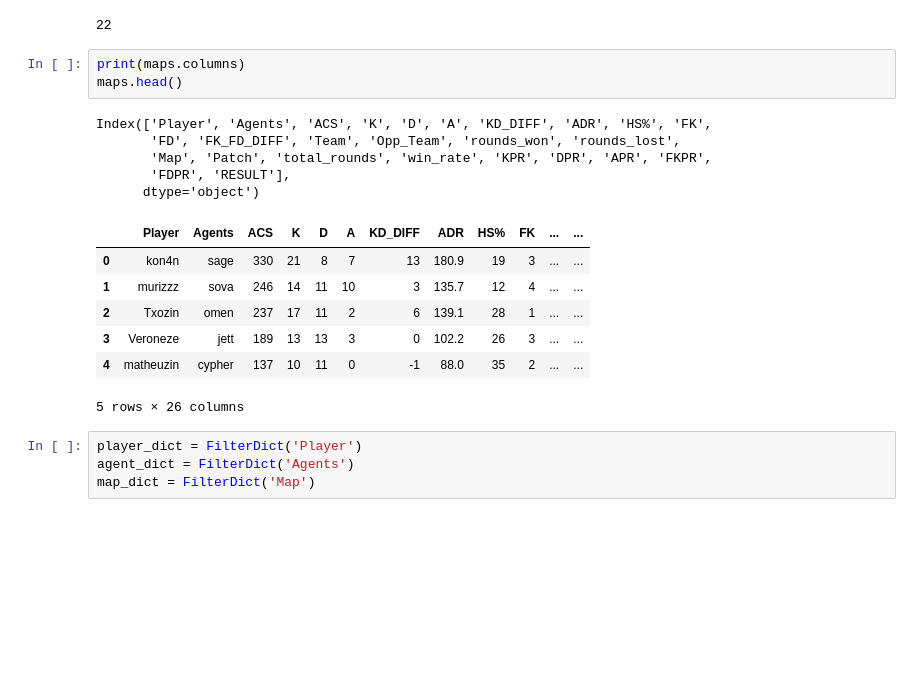
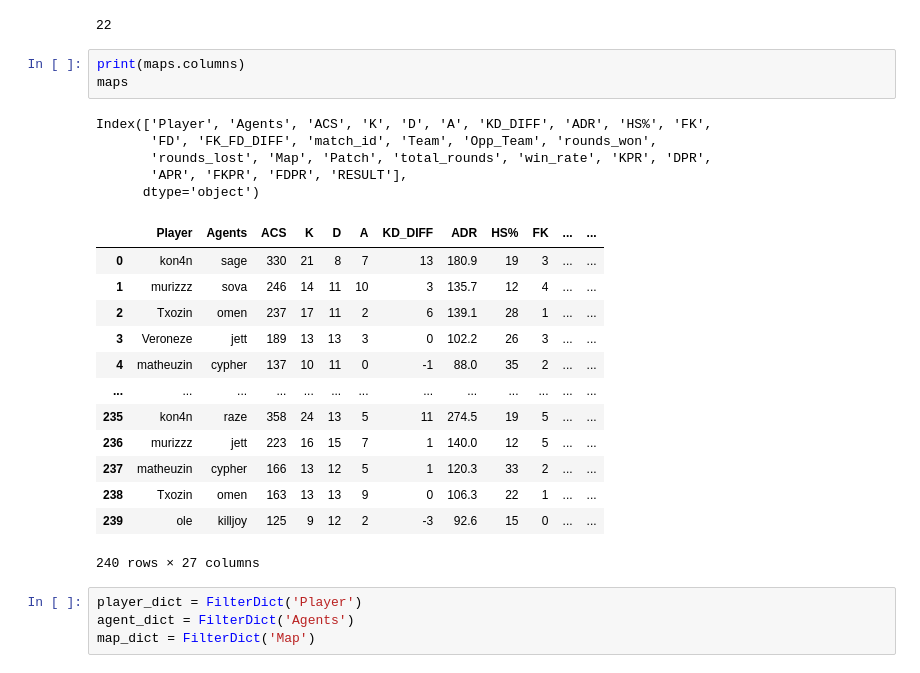
Before and after one commit to GabrielPerson/vlrgg-analytics, a Jupyter notebook: notebooks/EDA_OVERVIEW.ipynb, the cells around one changed output. Saved outputs shown, nothing was run; the diff lists cells and outputs as text; blank space fills up the shorter version.

```diff
--- a/notebooks/EDA_OVERVIEW.ipynb
+++ b/notebooks/EDA_OVERVIEW.ipynb
@@ -222,20 +222,26 @@ matches.match_id.nunique()
 22
 # %%
 print(maps.columns)
-maps.head()
+maps
 # %% [output]
 Index(['Player', 'Agents', 'ACS', 'K', 'D', 'A', 'KD_DIFF', 'ADR', 'HS%', 'FK',
-       'FD', 'FK_FD_DIFF', 'Team', 'Opp_Team', 'rounds_won', 'rounds_lost',
-       'Map', 'Patch', 'total_rounds', 'win_rate', 'KPR', 'DPR', 'APR', 'FKPR',
-       'FDPR', 'RESULT'],
+       'FD', 'FK_FD_DIFF', 'match_id', 'Team', 'Opp_Team', 'rounds_won',
+       'rounds_lost', 'Map', 'Patch', 'total_rounds', 'win_rate', 'KPR', 'DPR',
+       'APR', 'FKPR', 'FDPR', 'RESULT'],
       dtype='object')
 |  | Player | Agents | ACS | K | D | A | KD_DIFF | ADR | HS% | FK | ... | ... |
 | 0 | kon4n | sage | 330 | 21 | 8 | 7 | 13 | 180.9 | 19 | 3 | ... | ... |
 | 1 | murizzz | sova | 246 | 14 | 11 | 10 | 3 | 135.7 | 12 | 4 | ... | ... |
 | 2 | Txozin | omen | 237 | 17 | 11 | 2 | 6 | 139.1 | 28 | 1 | ... | ... |
 | 3 | Veroneze | jett | 189 | 13 | 13 | 3 | 0 | 102.2 | 26 | 3 | ... | ... |
 | 4 | matheuzin | cypher | 137 | 10 | 11 | 0 | -1 | 88.0 | 35 | 2 | ... | ... |
+| ... | ... | ... | ... | ... | ... | ... | ... | ... | ... | ... | ... | ... |
+| 235 | kon4n | raze | 358 | 24 | 13 | 5 | 11 | 274.5 | 19 | 5 | ... | ... |
+| 236 | murizzz | jett | 223 | 16 | 15 | 7 | 1 | 140.0 | 12 | 5 | ... | ... |
+| 237 | matheuzin | cypher | 166 | 13 | 12 | 5 | 1 | 120.3 | 33 | 2 | ... | ... |
+| 238 | Txozin | omen | 163 | 13 | 13 | 9 | 0 | 106.3 | 22 | 1 | ... | ... |
+| 239 | ole | killjoy | 125 | 9 | 12 | 2 | -3 | 92.6 | 15 | 0 | ... | ... |
-5 rows × 26 columns
+240 rows × 27 columns
 # %%
 player_dict = FilterDict('Player')
 agent_dict = FilterDict('Agents')
```
Also changed, not shown: 3 other files.
